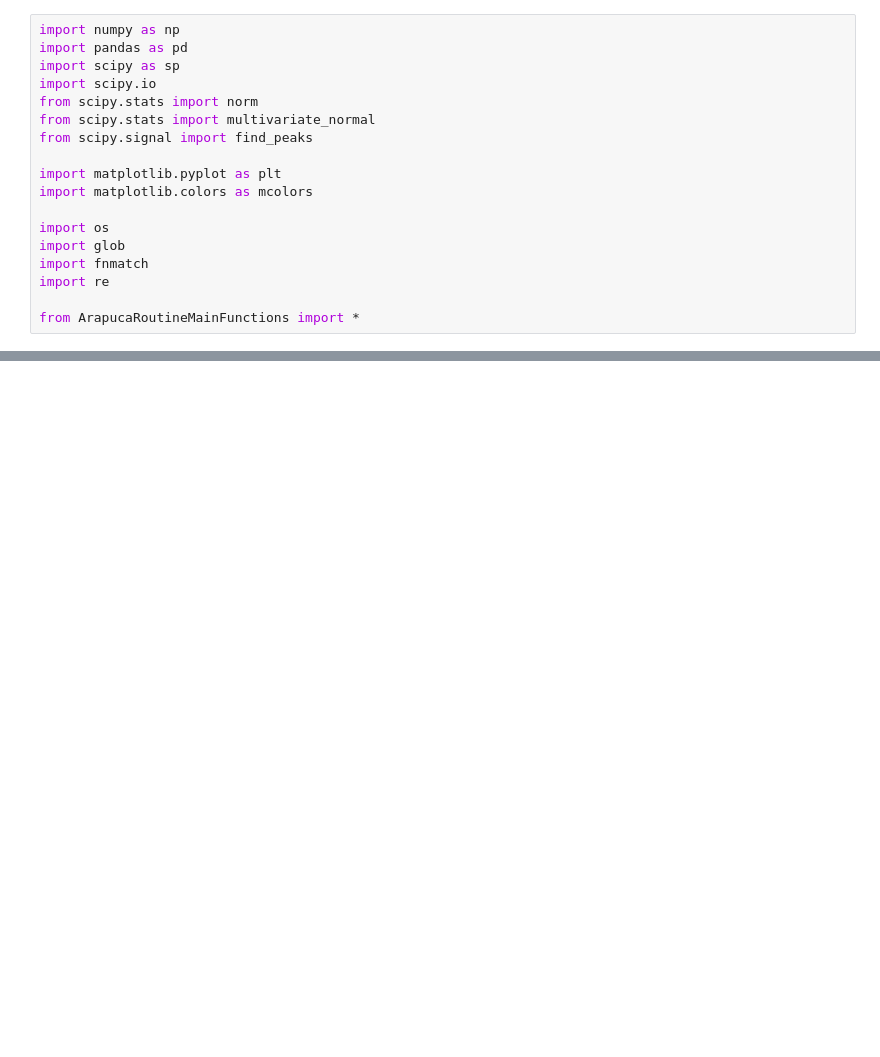
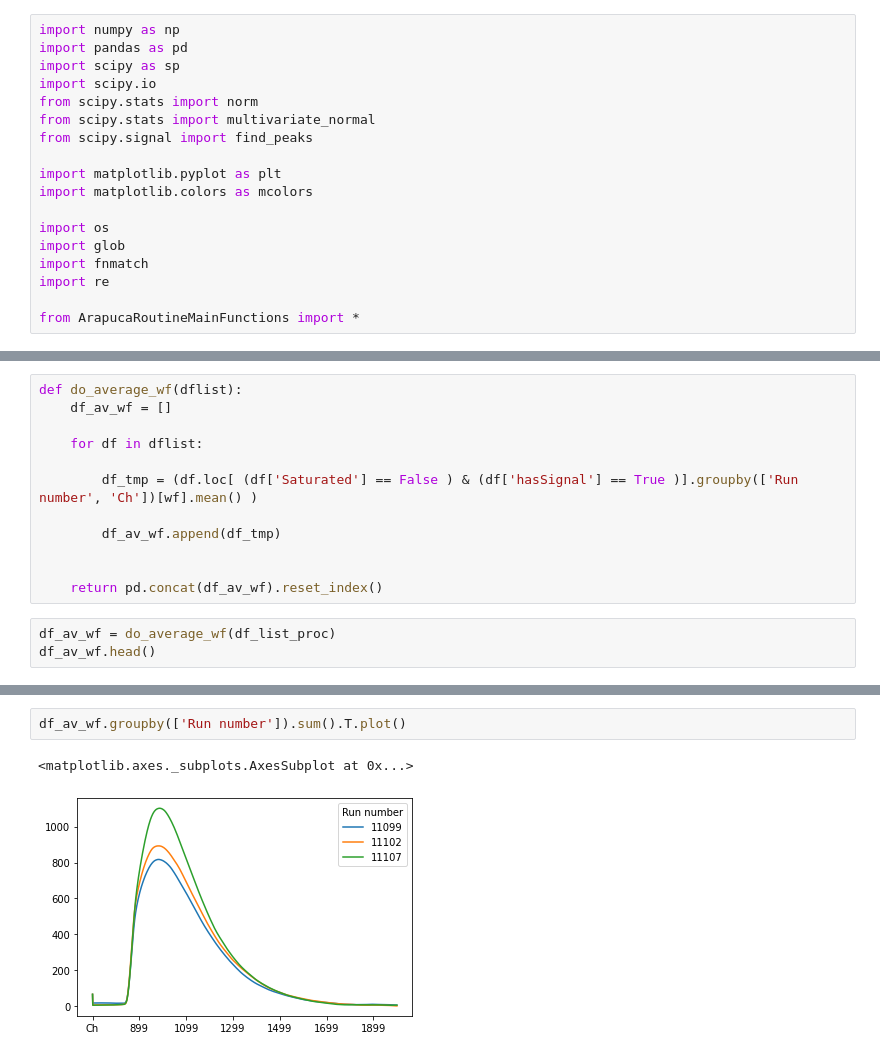
Before and after one commit to stbordoni/Arapuca, a Jupyter notebook: RoutineArapucaDraft.ipynb, the cells around one changed output, grey strips where cells are left out. Saved outputs shown, nothing was run; the diff lists cells and outputs as text; blank space fills up the shorter version.

```diff
--- a/RoutineArapucaDraft.ipynb
+++ b/RoutineArapucaDraft.ipynb
@@ -49,0 +161,15 @@ df_ch0 = df_list[0]
+# %%
+def do_average_wf(dflist):
+    df_av_wf = []
+
+    for df in dflist:
+
+        df_tmp = (df.loc[ (df['Saturated'] == False ) & (df['hasSignal'] == True )].groupby(['Run number', 'Ch'])[wf].mean() )
+
+        df_av_wf.append(df_tmp)
+
+
+    return pd.concat(df_av_wf).reset_index()
+# %%
+df_av_wf = do_average_wf(df_list_proc)
+df_av_wf.head()
@@ -49,0 +184,5 @@ df_ch0 = df_list[0]
+# %%
+df_av_wf.groupby(['Run number']).sum().T.plot()
+# %% [output]
+<matplotlib.axes._subplots.AxesSubplot at 0x...>
+[figure, added]
```
Also changed, not shown: parts of 29 cells of this notebook, 4 other files.
